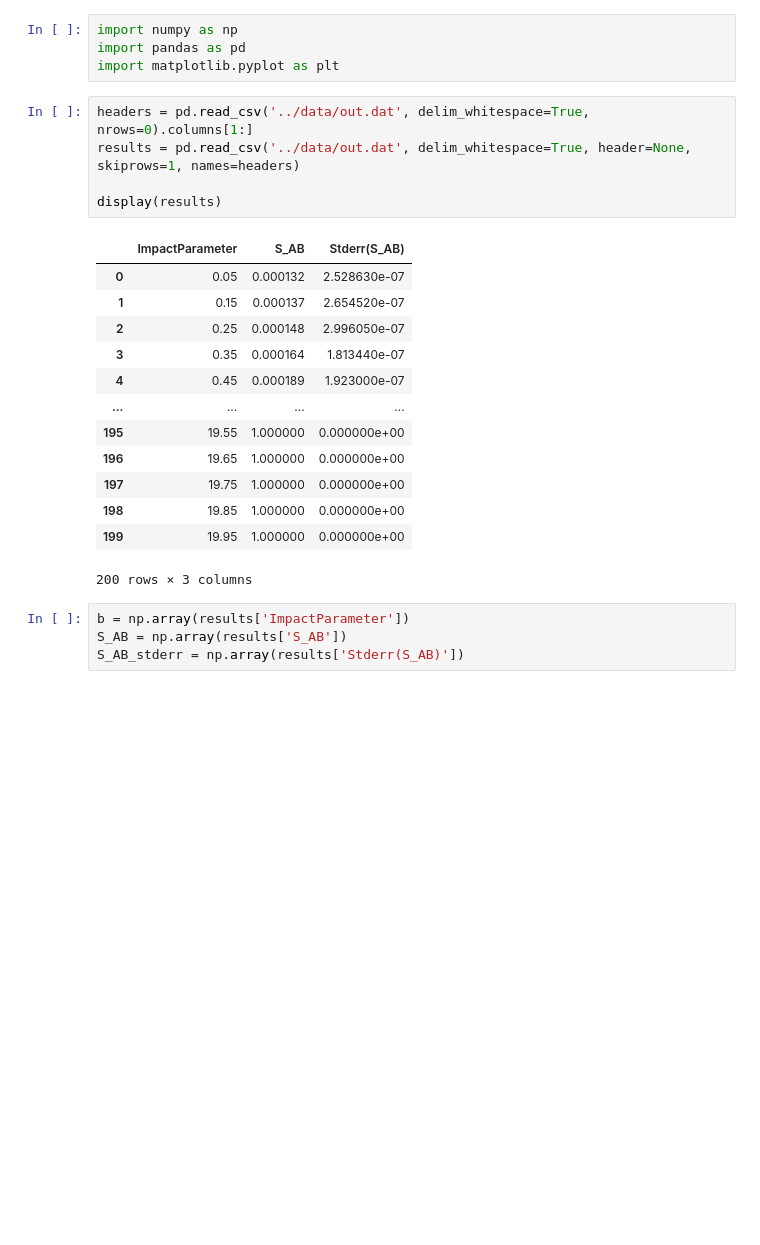
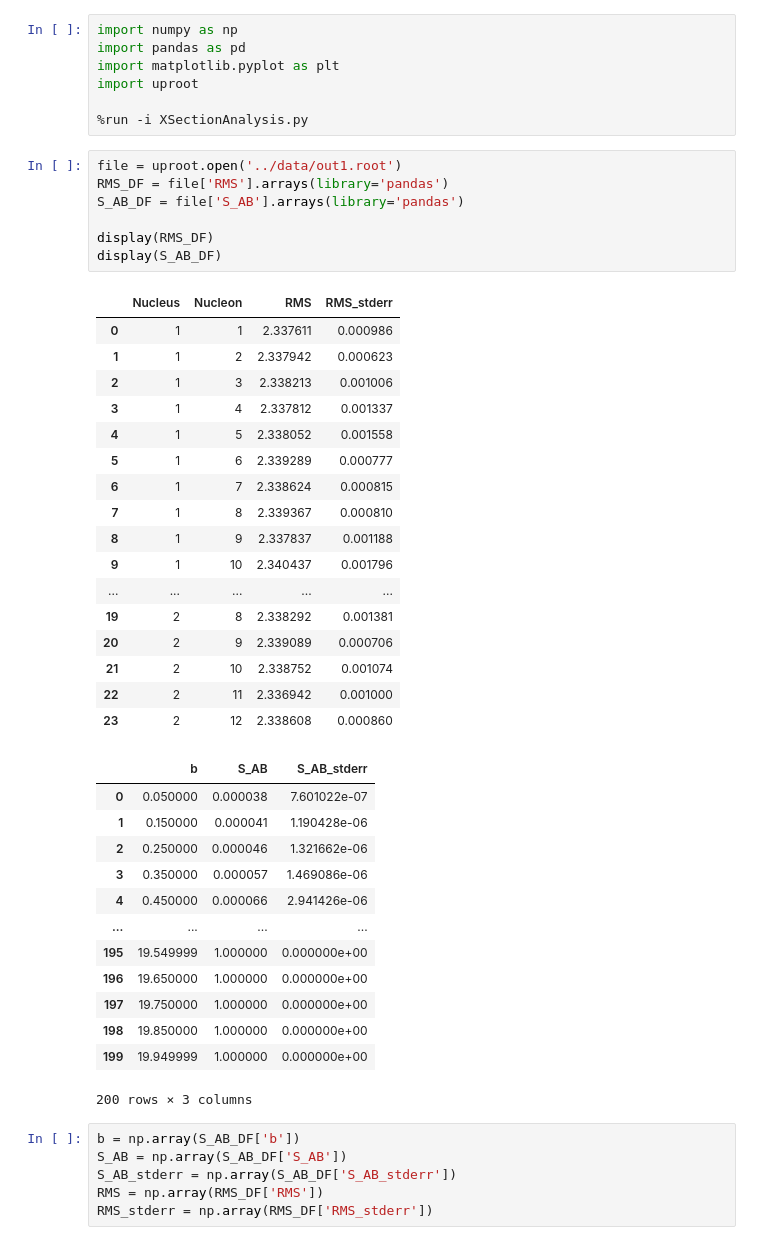
Before and after one commit to ArktisDev/MCMC, a Jupyter notebook: xsection/tools/XSectionAnalysis.ipynb, the cells around one changed output. Saved outputs shown, nothing was run; the diff lists cells and outputs as text; blank space fills up the shorter version.

Commit message:
Macroing tweaks, better analysis

```diff
--- a/xsection/tools/XSectionAnalysis.ipynb
+++ b/xsection/tools/XSectionAnalysis.ipynb
@@ -2,29 +2,53 @@
 import numpy as np
 import pandas as pd
 import matplotlib.pyplot as plt
+import uproot
+
+%run -i XSectionAnalysis.py
 # %%
-headers = pd.read_csv('../data/out.dat', delim_whitespace=True, nrows=0).columns[1:]
-results = pd.read_csv('../data/out.dat', delim_whitespace=True, header=None, skiprows=1, names=headers)
+file = uproot.open('../data/out1.root')
+RMS_DF = file['RMS'].arrays(library='pandas')
+S_AB_DF = file['S_AB'].arrays(library='pandas')
 
-display(results)
+display(RMS_DF)
+display(S_AB_DF)
 # %% [output]
-|  | ImpactParameter | S_AB | Stderr(S_AB) |
-| 0 | 0.05 | 0.000132 | 2.528630e-07 |
-| 1 | 0.15 | 0.000137 | 2.654520e-07 |
-| 2 | 0.25 | 0.000148 | 2.996050e-07 |
-| 3 | 0.35 | 0.000164 | 1.813440e-07 |
-| 4 | 0.45 | 0.000189 | 1.923000e-07 |
-| ... | ... | ... | ... |
-| 195 | 19.55 | 1.000000 | 0.000000e+00 |
-| 196 | 19.65 | 1.000000 | 0.000000e+00 |
-| 197 | 19.75 | 1.000000 | 0.000000e+00 |
-| 198 | 19.85 | 1.000000 | 0.000000e+00 |
-| 199 | 19.95 | 1.000000 | 0.000000e+00 |
+|  | Nucleus | Nucleon | RMS | RMS_stderr |
+| 0 | 1 | 1 | 2.337611 | 0.000986 |
+| 1 | 1 | 2 | 2.337942 | 0.000623 |
+| 2 | 1 | 3 | 2.338213 | 0.001006 |
+| 3 | 1 | 4 | 2.337812 | 0.001337 |
+| 4 | 1 | 5 | 2.338052 | 0.001558 |
+| 5 | 1 | 6 | 2.339289 | 0.000777 |
+| 6 | 1 | 7 | 2.338624 | 0.000815 |
+| 7 | 1 | 8 | 2.339367 | 0.000810 |
+| 8 | 1 | 9 | 2.337837 | 0.001188 |
+| 9 | 1 | 10 | 2.340437 | 0.001796 |
+| ... | ... | ... | ... | ... |
+| 19 | 2 | 8 | 2.338292 | 0.001381 |
+| 20 | 2 | 9 | 2.339089 | 0.000706 |
+| 21 | 2 | 10 | 2.338752 | 0.001074 |
+| 22 | 2 | 11 | 2.336942 | 0.001000 |
+| 23 | 2 | 12 | 2.338608 | 0.000860 |
+|  | b | S_AB | S_AB_stderr |
+| 0 | 0.050000 | 0.000038 | 7.601022e-07 |
+| 1 | 0.150000 | 0.000041 | 1.190428e-06 |
+| 2 | 0.250000 | 0.000046 | 1.321662e-06 |
+| 3 | 0.350000 | 0.000057 | 1.469086e-06 |
+| 4 | 0.450000 | 0.000066 | 2.941426e-06 |
+| ... | ... | ... | ... |
+| 195 | 19.549999 | 1.000000 | 0.000000e+00 |
+| 196 | 19.650000 | 1.000000 | 0.000000e+00 |
+| 197 | 19.750000 | 1.000000 | 0.000000e+00 |
+| 198 | 19.850000 | 1.000000 | 0.000000e+00 |
+| 199 | 19.949999 | 1.000000 | 0.000000e+00 |
 200 rows × 3 columns
 # %%
-b = np.array(results['ImpactParameter'])
-S_AB = np.array(results['S_AB'])
-S_AB_stderr = np.array(results['Stderr(S_AB)'])
+b = np.array(S_AB_DF['b'])
+S_AB = np.array(S_AB_DF['S_AB'])
+S_AB_stderr = np.array(S_AB_DF['S_AB_stderr'])
+RMS = np.array(RMS_DF['RMS'])
+RMS_stderr = np.array(RMS_DF['RMS_stderr'])
 # %%
 fig, ax = plt.subplots()
 
```
Also changed, not shown: parts of 8 cells of this notebook, 6 other files.
